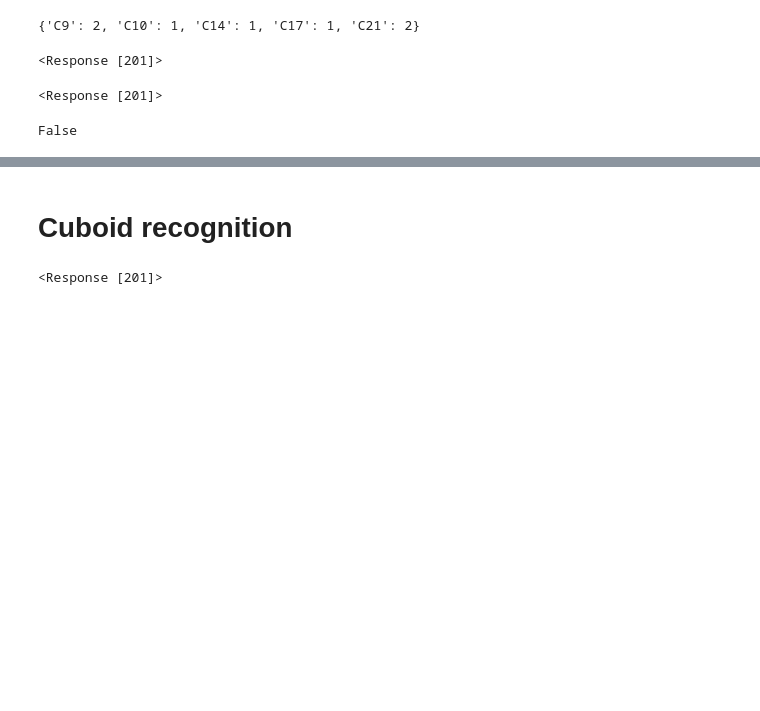
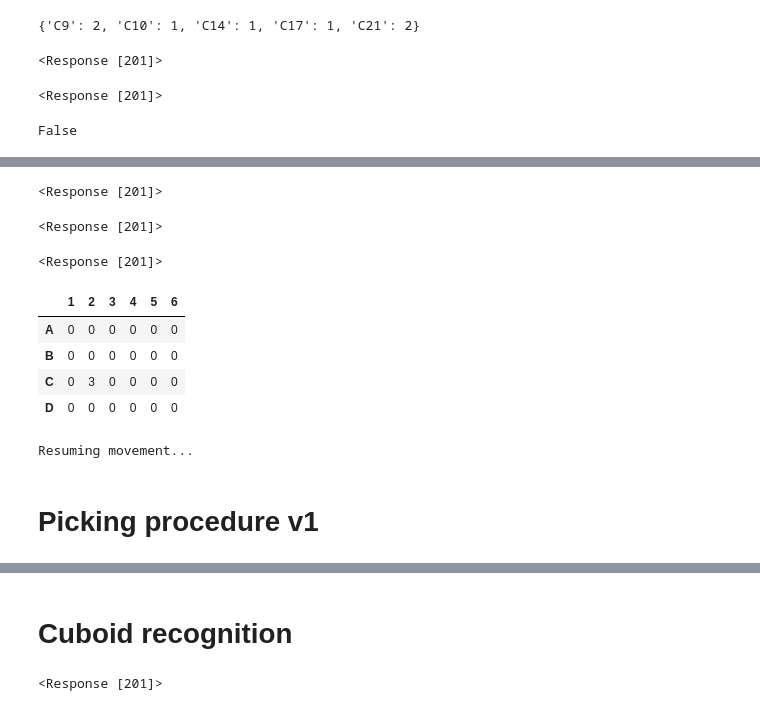
Before and after one commit to steiva/ot2-microtissue-manipulator, a Jupyter notebook: notebooks/calibration_test.ipynb, the cells around one changed output, grey strips where cells are left out. Cells and saved outputs as stored; diff of their text form; code cells hidden in the pictures; blank space fills up the shorter version.

Commit message:
Update automatic picking procedure

```diff
--- a/notebooks/calibration_test.ipynb
+++ b/notebooks/calibration_test.ipynb
@@ -176,7 +178,8 @@ acb40fe1-acb9-4058-89c0-76476c0c34dd
 <Response [201]>
 # %%
 # WELL_PLATE = "corning_96_wellplate_360ul_flat"
-WELL_PLATE = "corning_384_wellplate_112ul_flat"
+WELL_PLATE = "corning_24_wellplate_3.4ml_flat"
+# WELL_PLATE = "corning_384_wellplate_112ul_flat"
 openapi.load_labware(WELL_PLATE, 6, namespace='opentrons',verbose=True)
 # %% [output]
 Labware ID:
@@ -187,5 +190,5 @@ r = openapi.pick_up_tip(openapi.labware_dct['10'], "A1")
 # %%
-r = openapi.pick_up_tip(openapi.labware_dct['11'], "A1")
+r = openapi.pick_up_tip(openapi.labware_dct['11'], "B7")
 # %%
 openapi.drop_tip_in_place()
 # %% [output]
@@ -1533,20 +1584,20 @@ one_d_ratio = calibration_data['one_d_ratio']
 
 # ----------------------Picking configs-----------------------
 vol = 10
-dish_bottom = 10.3 #10.60 for 300ul, 9.5 for 200ul
+dish_bottom = 11 #10.60 for 300ul, 9.5 for 200ul
 pickup_offset = 0.5
 pickup_height = dish_bottom + pickup_offset
-flow_rate = 50
-cuboid_size_theshold = (300, 500)
+flow_rate = 100
+cuboid_size_theshold = (250, 500)
 failure_threshold = 0.5
 minimum_distance = 1.7
 
-columns = list(range(1,25))
+columns = list(range(1,5))
 # rows = ['G', 'H', 'I', 'J', 'K', 'L', 'M', 'N', 'O', 'P']
 # rows = ['A', 'B', 'C', 'D']
-rows = ['C']
-well_offset_x = 0.9 #384 well plate
-well_offset_y = -0.9 #384 well plate
+rows = ['A']
+well_offset_x = 0#0.9 #384 well plate
+well_offset_y = 0#-0.9 #384 well plate
 
 wells_to_fill = [f"{row}{column}" for row in rows for column in columns]
 reversed_well_mapping = {v: k for k, v in well_mapping.items()}
@@ -1556,7 +1607,7 @@ end_idx = wells_to_fill_indices[-1] + 1
 
 # ----------------------Video configs-----------------------
 circle_center = (int(1296.0), int(972.0))
-circle_radius = 900
+circle_radius = 650
 
 # ----------------------Dict for misses---------------------
 misses = {}
@@ -1603,11 +1654,11 @@ def video_stream(): # Open default camera (change index if needed)
         #-----------------------------------------VISION PROCESSING-----------------------------------------
         x, y, z = openapi.get_position(verbose=False)[0].values()
         (text_width, text_height), _ = cv2.getTextSize(f"Robot coords: ({x:.2f}, {y:.2f}, {z:.2f})", cv2.FONT_HERSHEY_SIMPLEX, 1, 2)
-        cv2.rectangle(frame, (10, 0), (10 + text_width, text_height + 110), (0, 0, 0), -1)
+        cv2.rectangle(frame, (10, 0), (10 + text_width, text_height + 150), (0, 0, 0), -1)
         cv2.putText(frame, f"Robot coords: ({x:.2f}, {y:.2f}, {z:.2f})", (10, 30), cv2.FONT_HERSHEY_SIMPLEX, 1, (0, 255, 0), 2)
         cv2.putText(frame, f"Filling well: {well_mapping[idx]}", (10, 70), cv2.FONT_HERSHEY_SIMPLEX, 1, (0, 255, 0), 2)
         if pause_event.is_set():
-            cv2.putText(frame, "Paused", (10, 110), cv2.FONT_HERSHEY_SIMPLEX, 1, (0, 0, 255), 2)
+            cv2.putText(frame, "Paused", (10, 150), cv2.FONT_HERSHEY_SIMPLEX, 1, (0, 0, 255), 2)
 
 
 
@@ -1656,6 +1707,7 @@ def video_stream(): # Open default camera (change index if needed)
             cv2.drawContours(frame, pickable_cuboids.contour.values.tolist(), -1, (0, 255, 255), 2)
             cv2.drawContours(frame, draw, -1, (0, 255, 0), 2)
 
+            cv2.putText(frame, f"# GOOD objects / # ALL: {len(pickable_cuboids)}/{len(cr.cuboid_df)}", (10, 110), cv2.FONT_HERSHEY_SIMPLEX, 1, (0, 255, 0), 2)
         #-----------------------------------------------INTERACTION------------------------------------------------
 
             # if not cuboid_chosen and len(isolated) > 0:
@@ -1737,18 +1789,18 @@ def robot_movement():
         try:
             # Get latest coordinates from the queue (non-blocking)
             x, y = coord_queue.get(timeout=1)  # Timeout prevents indefinite blocking
-            openapi.move_to_coordinates((x, y, pickup_height+20), min_z_height=dish_bottom, verbose=False, force_direct=True)
+            openapi.move_to_coordinates((x, y, pickup_height+30), min_z_height=dish_bottom, verbose=False, force_direct=True)
             openapi.move_to_coordinates((x, y, pickup_height), min_z_height=dish_bottom, verbose=False, force_direct=True)
             openapi.aspirate_in_place(flow_rate = flow_rate, volume = vol)
-            openapi.move_relative('z', 20)
+            openapi.move_relative('z', 30)
 
             with settings.lock:
                 idx = settings.idx
 
-            openapi.move_to_well(openapi.labware_dct['6'], well_mapping[idx], well_location='top', offset=(well_offset_x,well_offset_y,5), verbose=False, force_direct=True)
-            openapi.dispense(openapi.labware_dct['6'], well_mapping[idx], well_location='bottom', offset=(well_offset_x, well_offset_y, 0), volume = vol, flow_rate = flow_rate)
-            time.sleep(0.3)
-            openapi.move_to_well(openapi.labware_dct['6'], well_mapping[idx], well_location='top', offset=(well_offset_x,well_offset_y,5), verbose=False)
+            openapi.move_to_well(openapi.labware_dct['6'], well_mapping[idx], well_location='top', offset=(well_offset_x,well_offset_y,15), verbose=False, force_direct=True)
+            openapi.dispense(openapi.labware_dct['6'], well_mapping[idx], well_location='bottom', offset=(well_offset_x, well_offset_y, 1), volume = vol, flow_rate = flow_rate)
+            time.sleep(0.5)
+            openapi.move_to_well(openapi.labware_dct['6'], well_mapping[idx], well_location='top', offset=(well_offset_x,well_offset_y,15), verbose=False)
             openapi.move_to_coordinates((calib_origin[0],calib_origin[1],100), min_z_height=dish_bottom, verbose=False, force_direct=True)
             time.sleep(0.5)
             with settings.lock:
@@ -1817,0 +2438,27 @@ False
+# %%
+# Get some picking solution into the tip
+openapi.aspirate(openapi.labware_dct['6'], "B4", well_location = 'bottom', volume = 20, offset=(0,0,1), flow_rate = 50)
+openapi.move_relative('z', 20)
+# %% [output]
+<Response [201]>
+# %%
+openapi.dispense(openapi.labware_dct['6'], "B4", well_location = 'bottom', volume = 20, flow_rate = 50)
+# %% [output]
+<Response [201]>
+# %%
+openapi.blow_out_in_place()
+# %% [output]
+<Response [201]>
+# %%
+plate_type = 24
+dest = Destination(plate_type)
+well_df = create_well_plan(plate_type)
+well_df.loc[['C'], 2] = 3
+well_plan = {f"{row}{col}": well_df.loc[row, col] for row in well_df.index for col in well_df.columns if well_df.loc[row, col] > 0}
+well_df
+# %% [output]
+|  | 1 | 2 | 3 | 4 | 5 | 6 |
+| A | 0 | 0 | 0 | 0 | 0 | 0 |
+| B | 0 | 0 | 0 | 0 | 0 | 0 |
+| C | 0 | 3 | 0 | 0 | 0 | 0 |
+| D | 0 | 0 | 0 | 0 | 0 | 0 |
@@ -1817,0 +2470,15 @@ False
+# %%
+video_thread = threading.Thread(target=picking.video, daemon=True)
+robot_thread = threading.Thread(target=picking.robot_movement, daemon=True)
+
+# Start threads
+video_thread.start()
+robot_thread.start()
+
+# Wait for threads to finish
+video_thread.join()
+robot_thread.join()
+# %% [output]
+Resuming movement...
+# %% [markdown]
+# Picking procedure v1
```
Also changed, not shown: parts of 49 cells of this notebook.
